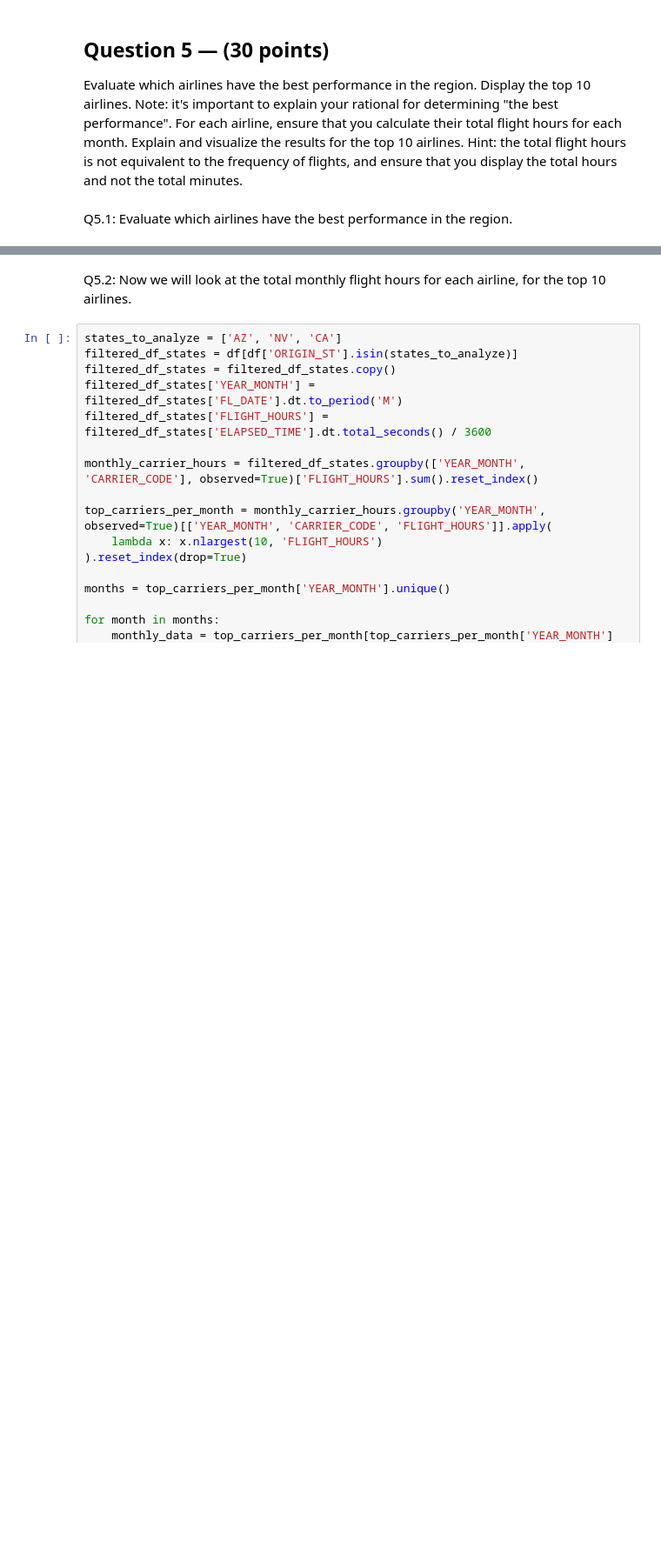
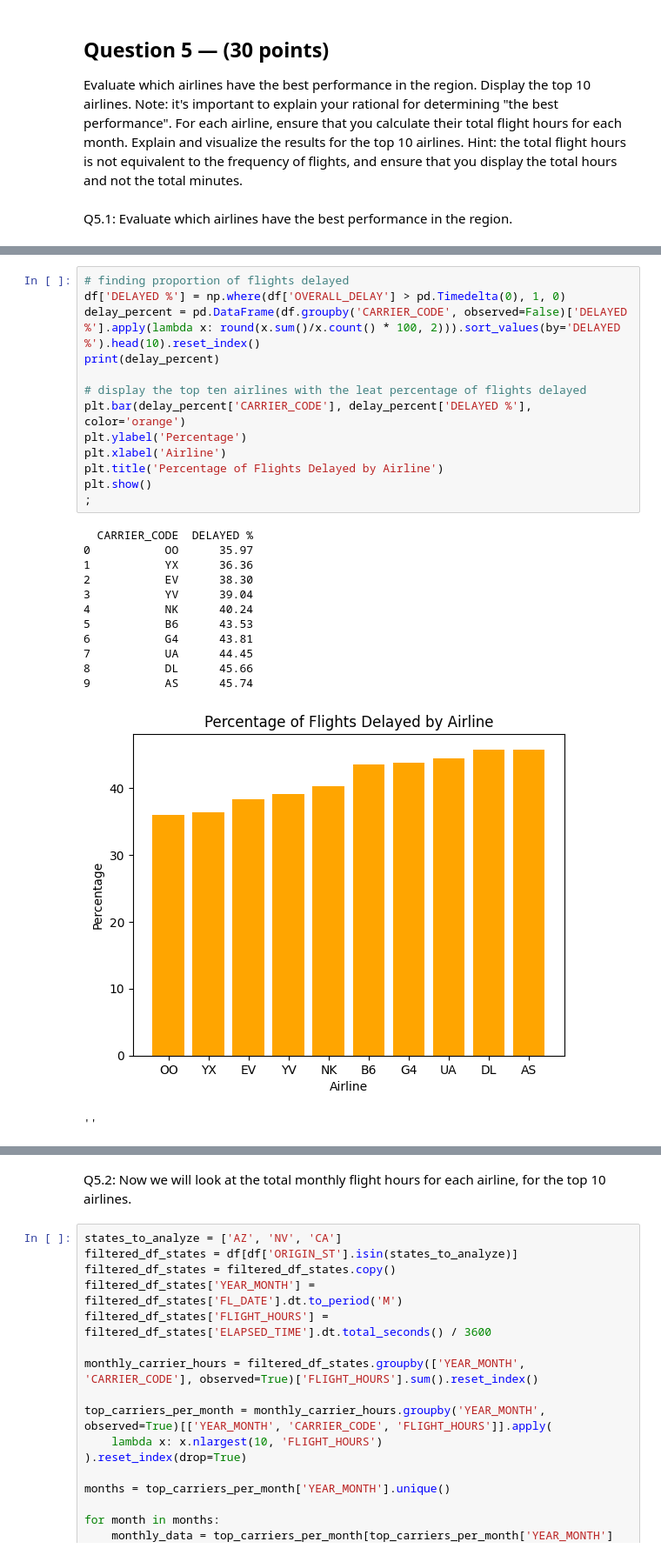
Before and after one commit to inacarr/ds3000group34, a Jupyter notebook: DS3000.Practicum34.ipynb, the cells around one changed output, grey strips where cells are left out. Shown at 87% size. Saved outputs shown, nothing was run; the diff lists cells and outputs as text; blank space fills up the shorter version.

```diff
--- a/DS3000.Practicum34.ipynb
+++ b/DS3000.Practicum34.ipynb
@@ -600,0 +653,27 @@ plt.show()
+# %%
+# finding proportion of flights delayed
+df['DELAYED %'] = np.where(df['OVERALL_DELAY'] > pd.Timedelta(0), 1, 0)
+delay_percent = pd.DataFrame(df.groupby('CARRIER_CODE', observed=False)['DELAYED %'].apply(lambda x: round(x.sum()/x.count() * 100, 2))).sort_values(by='DELAYED %').head(10).reset_index()
+print(delay_percent)
+
+# display the top ten airlines with the leat percentage of flights delayed
+plt.bar(delay_percent['CARRIER_CODE'], delay_percent['DELAYED %'], color='orange')
+plt.ylabel('Percentage')
+plt.xlabel('Airline')
+plt.title('Percentage of Flights Delayed by Airline')
+plt.show()
+;
+# %% [output]
+  CARRIER_CODE  DELAYED %
+0           OO      35.97
+1           YX      36.36
+2           EV      38.30
+3           YV      39.04
+4           NK      40.24
+5           B6      43.53
+6           G4      43.81
+7           UA      44.45
+8           DL      45.66
+9           AS      45.74
+[figure, added]
+''
```
Also changed, not shown: parts of 5 cells of this notebook.
